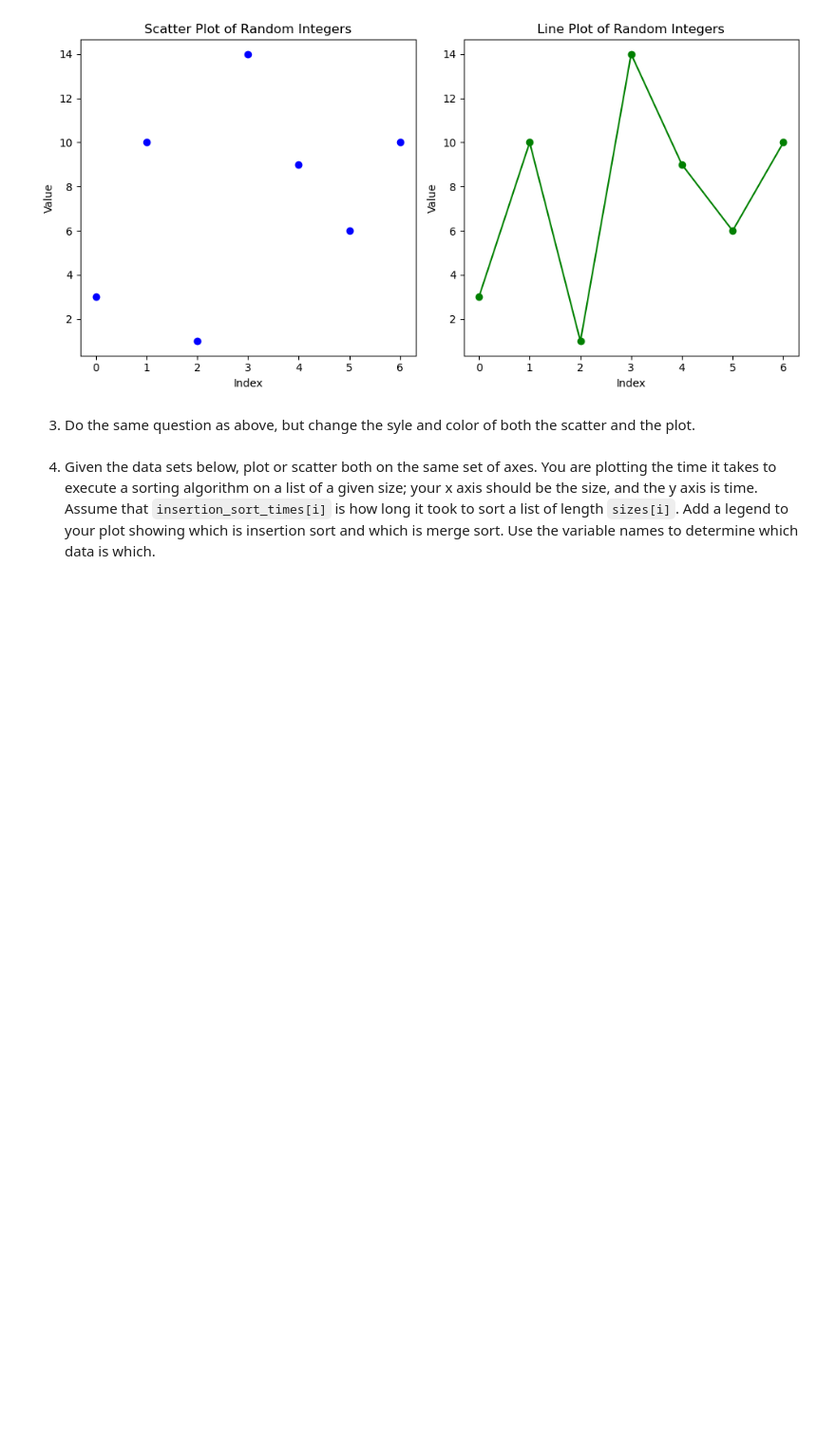
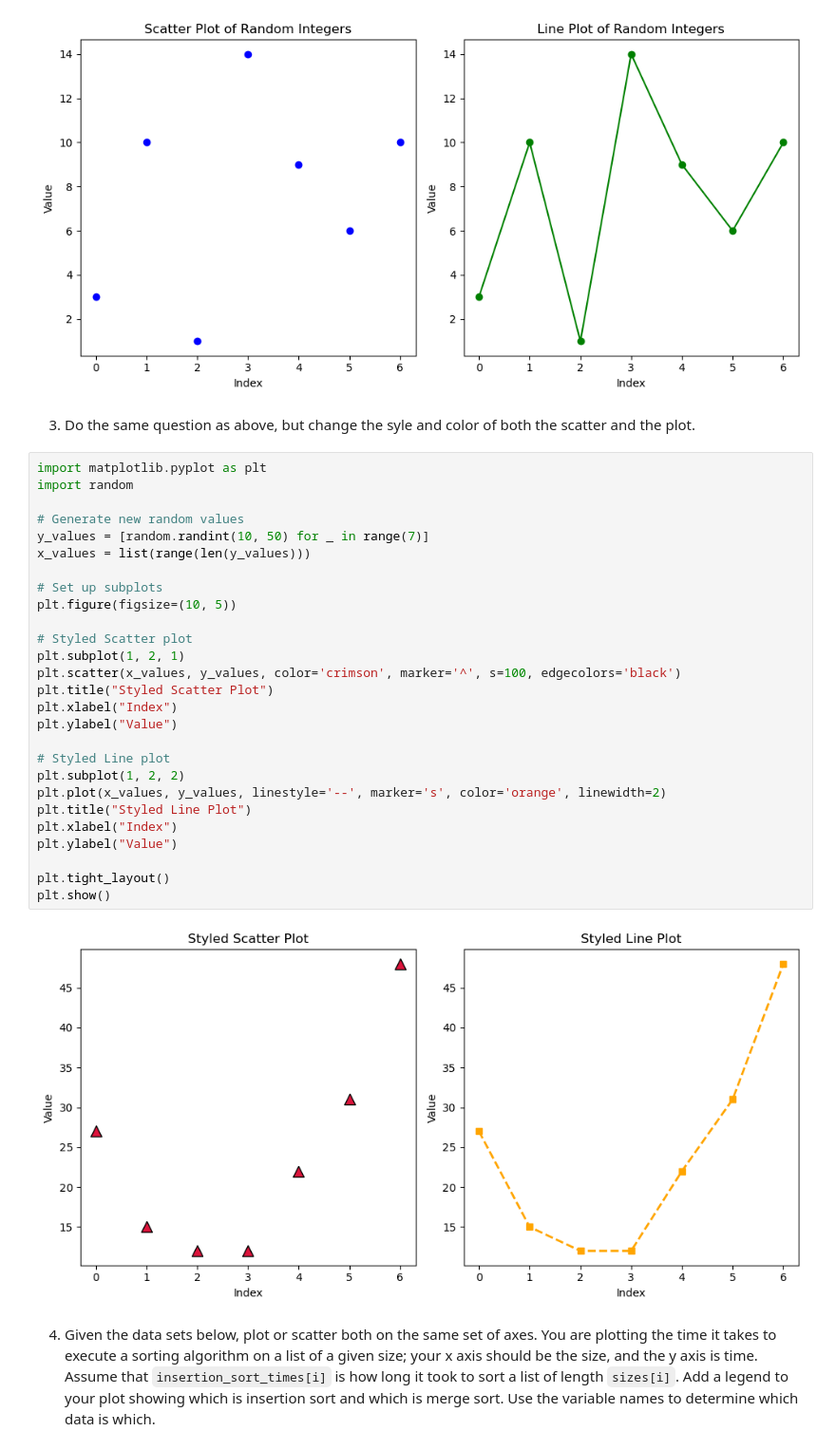
Before and after one commit to mokeyzz1/wmnlp-materials, a Jupyter notebook: pyplot.ipynb, the cells around one changed output. Shown: that part at 95% size. Cells and saved outputs as stored; diff of their text form; blank space fills up the shorter version.

Commit message:
Completed Question 3: Styled Scatter and Line Plot

```diff
--- a/pyplot.ipynb
+++ b/pyplot.ipynb
@@ -71,6 +71,35 @@ plt.show()
 [figure]
 # %% [markdown]
 3. Do the same question as above, but change the syle and color of both the scatter and the plot.
+# %%
+import matplotlib.pyplot as plt
+import random
+
+# Generate new random values
+y_values = [random.randint(10, 50) for _ in range(7)]
+x_values = list(range(len(y_values)))
+
+# Set up subplots
+plt.figure(figsize=(10, 5))
+
+# Styled Scatter plot
+plt.subplot(1, 2, 1)
+plt.scatter(x_values, y_values, color='crimson', marker='^', s=100, edgecolors='black')
+plt.title("Styled Scatter Plot")
+plt.xlabel("Index")
+plt.ylabel("Value")
+
+# Styled Line plot
+plt.subplot(1, 2, 2)
+plt.plot(x_values, y_values, linestyle='--', marker='s', color='orange', linewidth=2)
+plt.title("Styled Line Plot")
+plt.xlabel("Index")
+plt.ylabel("Value")
+
+plt.tight_layout()
+plt.show()
+# %% [output]
+[figure, added]
 # %% [markdown]
 4. Given the data sets below, plot or scatter both on the same set of axes.  You are plotting the time it takes to execute a sorting algorithm on a list of a given size; your x axis should be the size, and the y axis is time.  Assume that `insertion_sort_times[i]` is how long it took to sort a list of length `sizes[i]`.  Add a legend to your plot showing which is insertion sort and which is merge sort.  Use the variable names to determine which data is which.
 # %%
```
